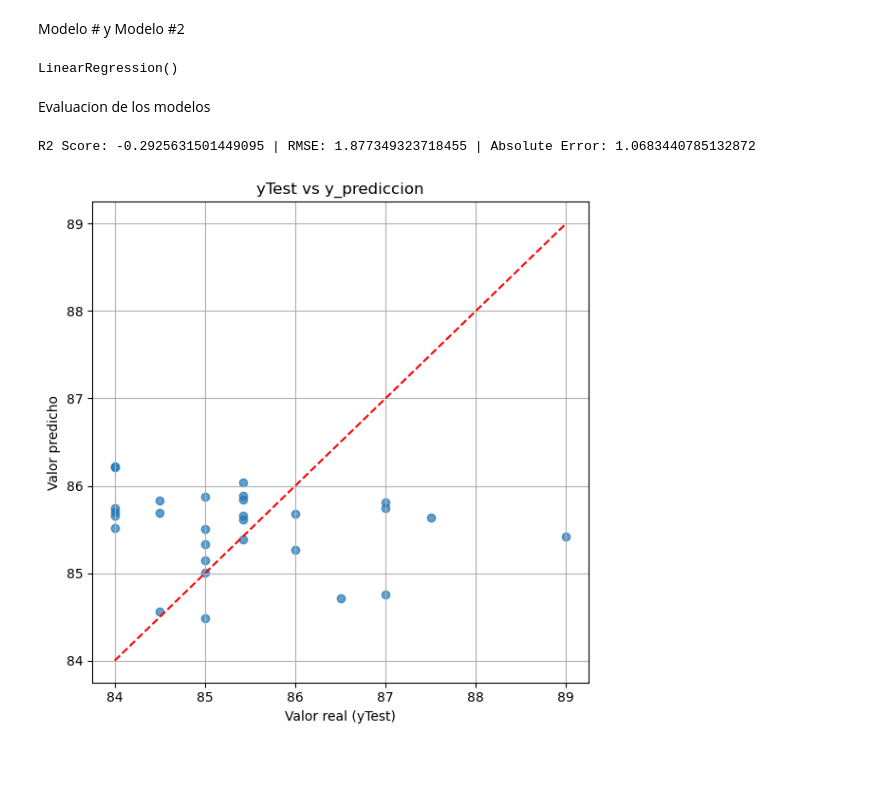
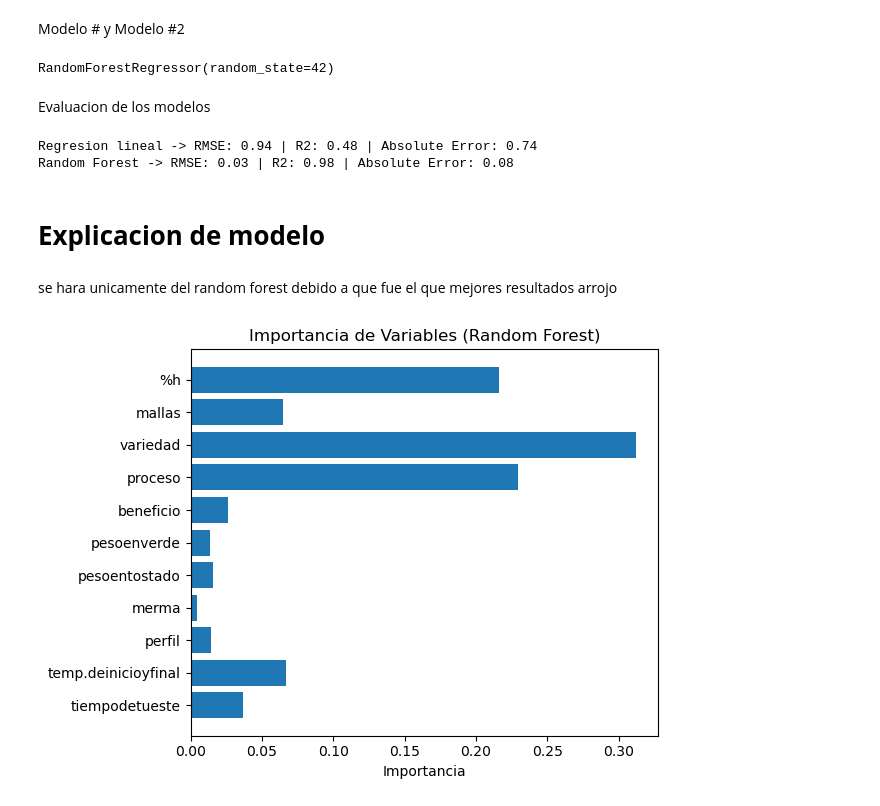
Before and after one commit to shirohigexe/Proyecto-predicci-n-Caf-, a Jupyter notebook: PrediccionCafe.ipynb, the cells around one changed output. Drawn from its saved outputs; the diff is of its cells as text; code cells hidden in the pictures; blank space fills up the shorter version.

Commit message:
se logran buenas predicciones

```diff
--- a/PrediccionCafe.ipynb
+++ b/PrediccionCafe.ipynb
@@ -257,4 +258,5 @@ VariableEntradaX = df_final[0:95]
 # %%
+VariableObjetivoY = VariableObjetivoY.fillna(df_final['puntaje'].mean())
 print(VariableObjetivoY.info())
 print(VariableEntradaX.info())
 print(VariableEntradaX.columns)
@@ -331,7 +334,3 @@ memory usage: 8.3 KB
 None
 # %% [markdown]
 division de los datos en conjuntos de prueba y entrenamiento
-# %%
-VariableObjetivoY = pd.to_numeric(VariableObjetivoY, errors='coerce')
-VariableObjetivoY = VariableObjetivoY.fillna(VariableObjetivoY.mean())
-print(VariableObjetivoY.info())
@@ -364,48 +353,39 @@ yTest = pd.read_csv('Y_test.csv').values
 # %%
 Modelo_lr = LinearRegression()
-#modelo_rf = RandomForestRegressor(random_state=42)
+modelo_rf = RandomForestRegressor(random_state=42)
 # %%
 Modelo_lr.fit(xTrain, yTrain)
-#modelo_rf.fit(x_train, y_train)
+modelo_rf.fit(x_train, y_train)
 # %% [output]
-LinearRegression()
+RandomForestRegressor(random_state=42)
 # %% [markdown]
 Evaluacion de los modelos
-# %%
-from sklearn.metrics import mean_absolute_error
-y_prediccion = Modelo_lr.predict(xTest)
-r2 = r2_score(yTest, y_prediccion)
-rmse = mean_squared_error(yTest, y_prediccion)
-error_abs = mean_absolute_error(yTest, y_prediccion)
-print(f'R2 Score: {r2} | RMSE: {rmse} | Absolute Error: {error_abs}')
-# %% [output]
-R2 Score: -0.2925631501449095 | RMSE: 1.877349323718455 | Absolute Error: 1.0683440785132872
-# %%
-plt.figure(figsize=(6, 6))
-plt.scatter(yTest, y_prediccion, alpha=0.7)
-plt.plot([yTest.min(), yTest.max()], [yTest.min(), yTest.max()], 'r--')  # línea ideal
-plt.title('yTest vs y_prediccion')
-plt.xlabel('Valor real (yTest)')
-plt.ylabel('Valor predicho')
-plt.grid(True)
-plt.tight_layout()
-plt.show()
-# %% [output]
-[figure, removed]
 # %%
-#modelos = [('Regresion lineal',Modelo_lr),('Random Forest',modelo_rf)]
-'''
+modelos = [('Regresion lineal',Modelo_lr),('Random Forest',modelo_rf)]
+
 for name, model in modelos:
     y_pred = model.predict(x_test)
     rmse = mean_squared_error(y_test, y_pred)
     r2 = r2_score(y_test, y_pred)
-    print(f'{name} -> RMSE: {rmse:.2f} | R2: {r2:.2f}')'''
+    abse = mean_absolute_error(y_test, y_pred)
+
+    print(f'{name} -> RMSE: {rmse:.2f} | R2: {r2:.2f} | Absolute Error: {abse:.2f}')
+# %% [output]
+Regresion lineal -> RMSE: 0.94 | R2: 0.48 | Absolute Error: 0.74
+Random Forest -> RMSE: 0.03 | R2: 0.98 | Absolute Error: 0.08
+# %% [markdown]
+# **Explicacion de modelo**
+# %% [markdown]
+se hara unicamente del random forest debido a que fue el que mejores resultados arrojo
 # %%
+'''Feature importances'''
 
 importances = modelo_rf.feature_importances_
 plt.barh(x_train.columns, importances)
 plt.title("Importancia de Variables (Random Forest)")
 plt.xlabel("Importancia")
 plt.gca().invert_yaxis()
 plt.tight_layout()
 plt.show()
+# %% [output]
+[figure, added]
```
Also changed, not shown: parts of 15 cells of this notebook, 4 other files.
